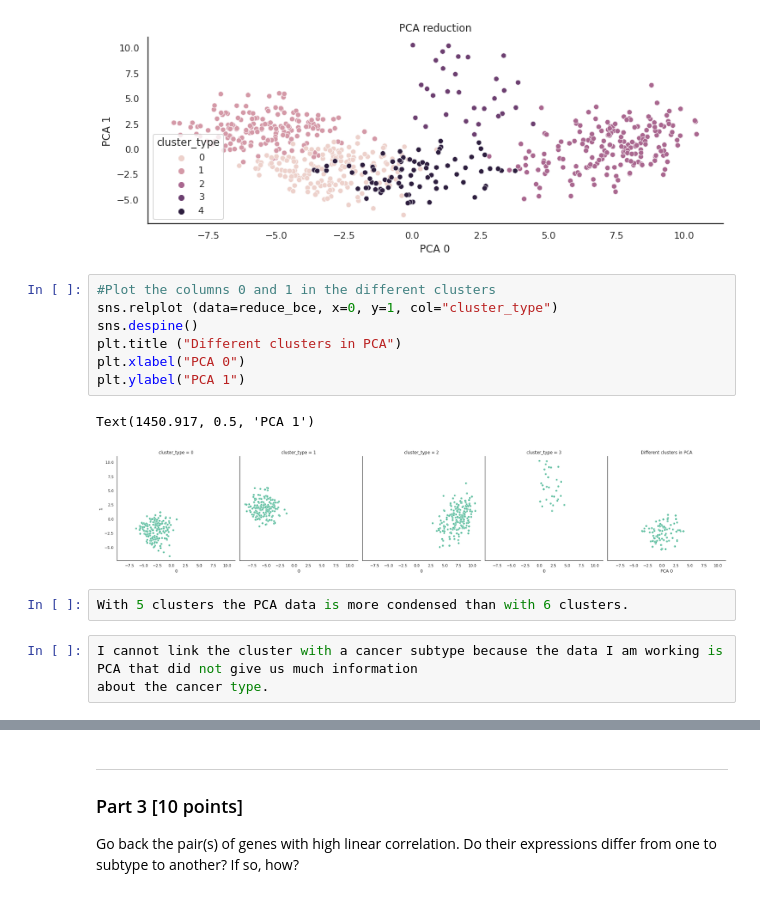
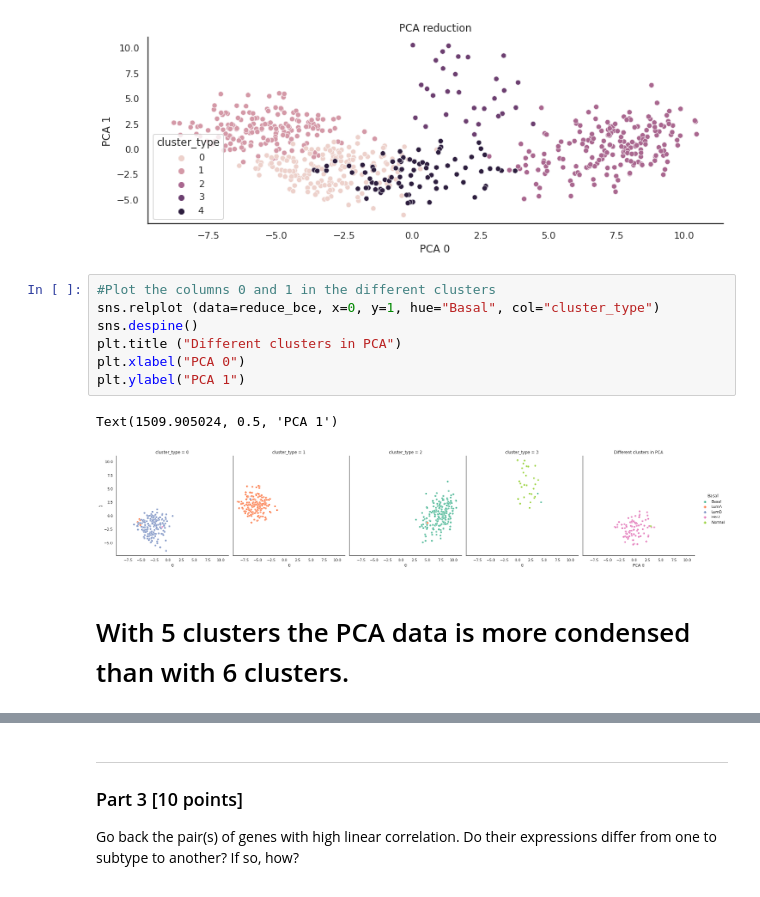
Before and after one commit to CamilaLK/S21_data_analysis, a Jupyter notebook: data_analysis_3.ipynb, the cells around one changed output, grey strips where cells are left out. Saved outputs shown, nothing was run; the diff lists cells and outputs as text.

```diff
--- a/data_analysis_3.ipynb
+++ b/data_analysis_3.ipynb
@@ -349,16 +367,13 @@ Text(0, 0.5, 'PCA 1')
 [figure]
 # %%
 #Plot the columns 0 and 1 in the different clusters
-sns.relplot (data=reduce_bce, x=0, y=1, col="cluster_type")
+sns.relplot (data=reduce_bce, x=0, y=1, hue="Basal", col="cluster_type")
 sns.despine()
 plt.title ("Different clusters in PCA")
 plt.xlabel("PCA 0")
 plt.ylabel("PCA 1")
 # %% [output]
-Text(1450.917, 0.5, 'PCA 1')
+Text(1509.905024, 0.5, 'PCA 1')
-[figure, old version]
+[figure, new version]
-# %%
-With 5 clusters the PCA data is more condensed than with 6 clusters.
-# %%
-I cannot link the cluster with a cancer subtype because the data I am working is PCA that did not give us much information
-about the cancer type.
+# %% [markdown]
+# With 5 clusters the PCA data is more condensed than with 6 clusters.
```
Also changed, not shown: parts of 10 cells of this notebook.
